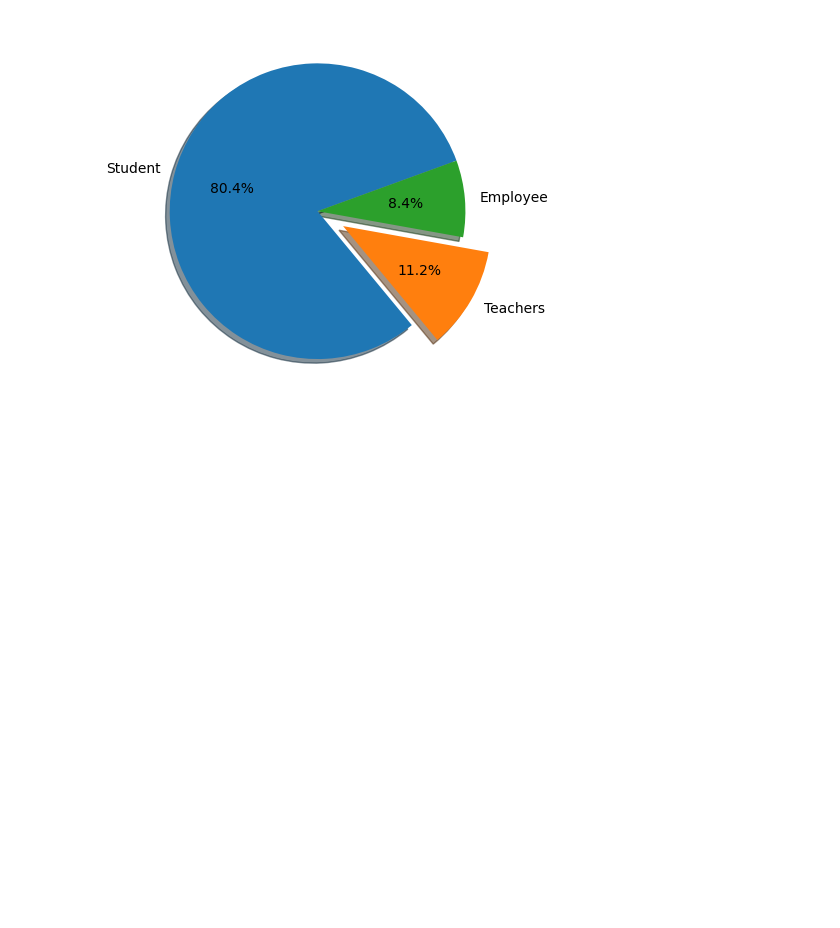
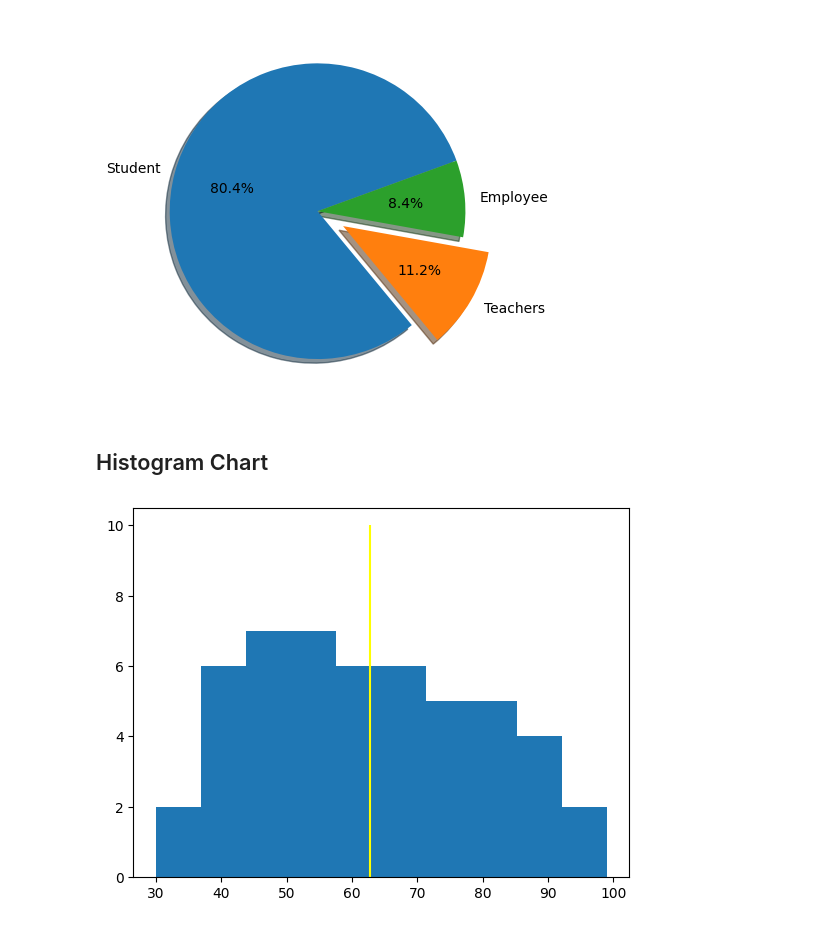
Before and after one commit to abhisunny2610/Data-Science, a Jupyter notebook: Visualization/PW SKILLS/Matplotlib Charts.ipynb, the cells around one changed output. Saved outputs shown, nothing was run; the diff lists cells and outputs as text; code cells hidden in the pictures; blank space fills up the shorter version.

Commit message:
Work on matplotlib charts

```diff
--- a/Visualization/PW SKILLS/Matplotlib Charts.ipynb
+++ b/Visualization/PW SKILLS/Matplotlib Charts.ipynb
@@ -170,3 +170,13 @@ ax.pie(sizes, labels=labels, explode=explode, autopct='%1.1f%%', startangle=20,
 plt.show()
 # %% [output]
 [figure]
+# %% [markdown]
+## Histogram Chart
+# %%
+students_marks = np.random.randint(30,100,50)
+
+plt.hist(students_marks)
+plt.vlines(students_marks.mean(),ymax=10, ymin=0, color='yellow')
+plt.show()
+# %% [output]
+[figure, added]
```
Also changed, not shown: 4 other files.
